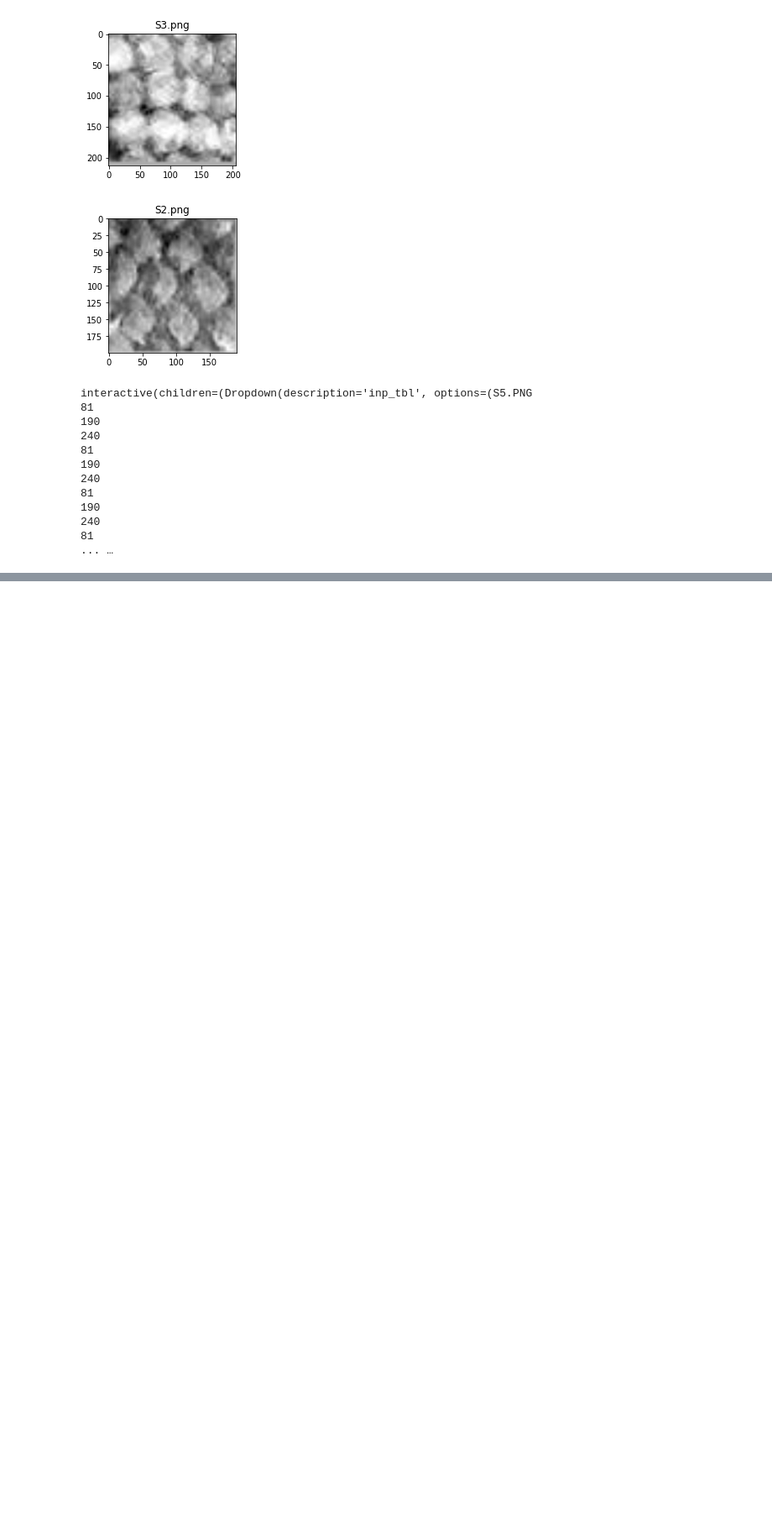
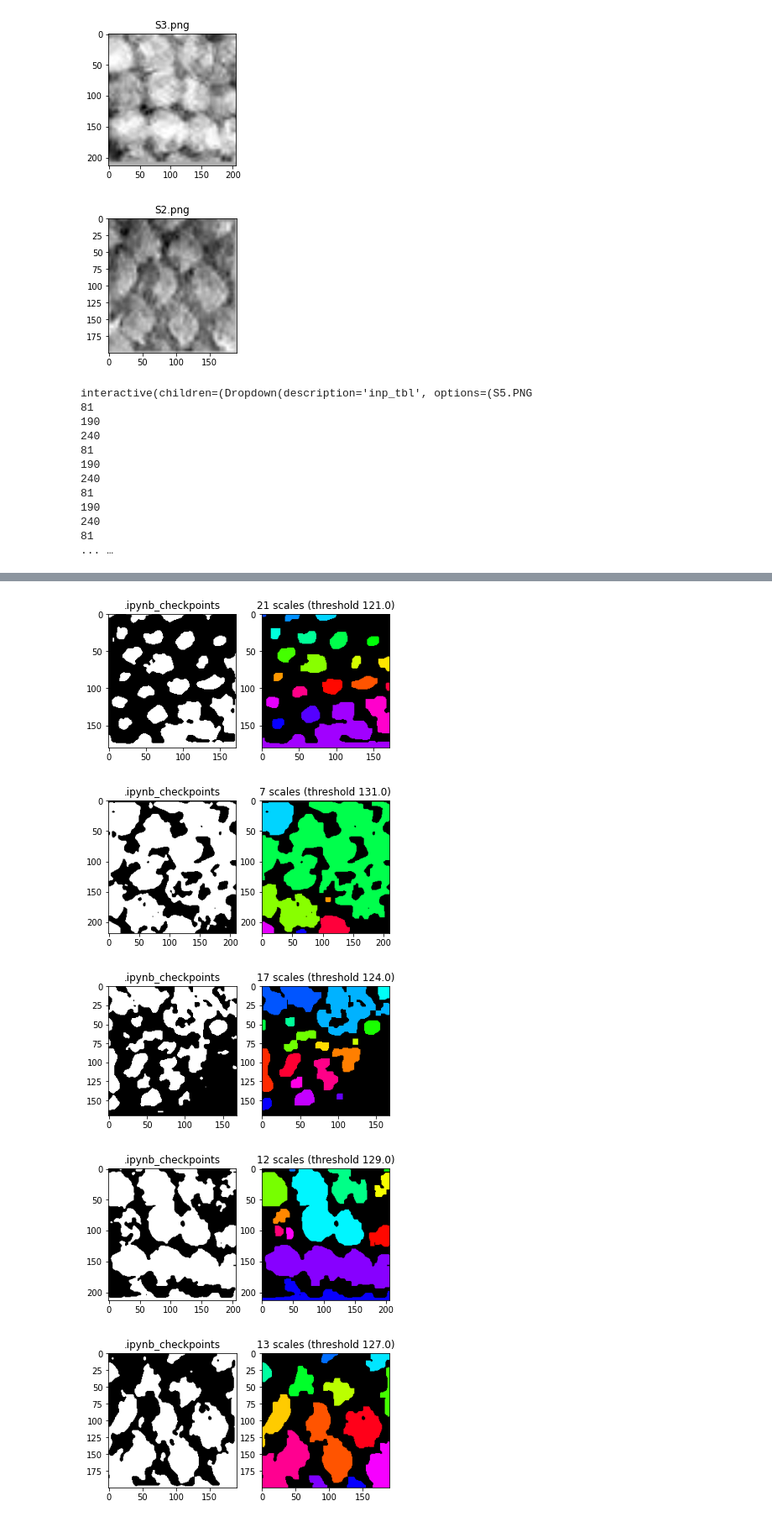
Before and after one commit to tanyasarkinjain/Anoles-group, a Jupyter notebook: Histogram-Generator.ipynb, the cells around one changed output, grey strips where cells are left out. Shown at 84% size. Cells and saved outputs as stored; diff of their text form; code cells hidden in the pictures; blank space fills up the shorter version.

```diff
--- a/Histogram-Generator.ipynb
+++ b/Histogram-Generator.ipynb
@@ -102,0 +159,38 @@ for tbl in lst:
+# %%
+for img in img_lst:
+
+
+    blur = cv2.GaussianBlur(img,(5,5),0)
+    ret, thresh = cv2.threshold(blur,175 , 255, cv2.THRESH_BINARY+cv2.THRESH_OTSU) #adjust second parameter for different results
+    blur = cv2.GaussianBlur(thresh,(5,5),0)
+    ret, thresh = cv2.threshold(blur,175 , 255, cv2.THRESH_BINARY+cv2.THRESH_OTSU) #adjust second parameter for different results
+
+    # Threshold using value calculated by Otsu's Binarization
+    # source: https://docs.opencv.org/master/d7/d4d/tutorial_py_thresholding.html
+
+    # Remove noise
+    kernel = np.ones((3,3),np.uint8)
+    opening = cv2.morphologyEx(thresh,cv2.MORPH_OPEN,kernel, iterations=3)
+
+    # Label and count
+    # source: https://medium.com/analytics-vidhya/images-processing-segmentation-and-objects-counting-in-an-image-with-python-and-opencv-216cd38aca8e
+    count, labels = cv2.connectedComponents(opening)
+    count = count - 1 # background doesn't count as a scale
+    label_hue = np.uint8(179 * labels / np.max(labels))
+    blank_ch = 255 * np.ones_like(label_hue)
+    labeled_img = cv2.merge([label_hue, blank_ch, blank_ch])
+    labeled_img = cv2.cvtColor(labeled_img, cv2.COLOR_HSV2BGR)
+    labeled_img[label_hue == 0] = 0
+
+    plt.subplot(1, 2, 1), plt.imshow(thresh, 'gray')
+    plt.title(img_name)
+    plt.subplot(1, 2, 2), plt.imshow(labeled_img, 'gray')
+    # Title shows threshold value calculated using Otsu's
+    plt.title(str(count) + ' scales (threshold ' + str(ret) + ')')
+    plt.show()
+# %% [output]
+[figure, added]
+[figure, added]
+[figure, added]
+[figure, added]
+[figure, added]
```
Also changed, not shown: parts of 7 cells of this notebook.
